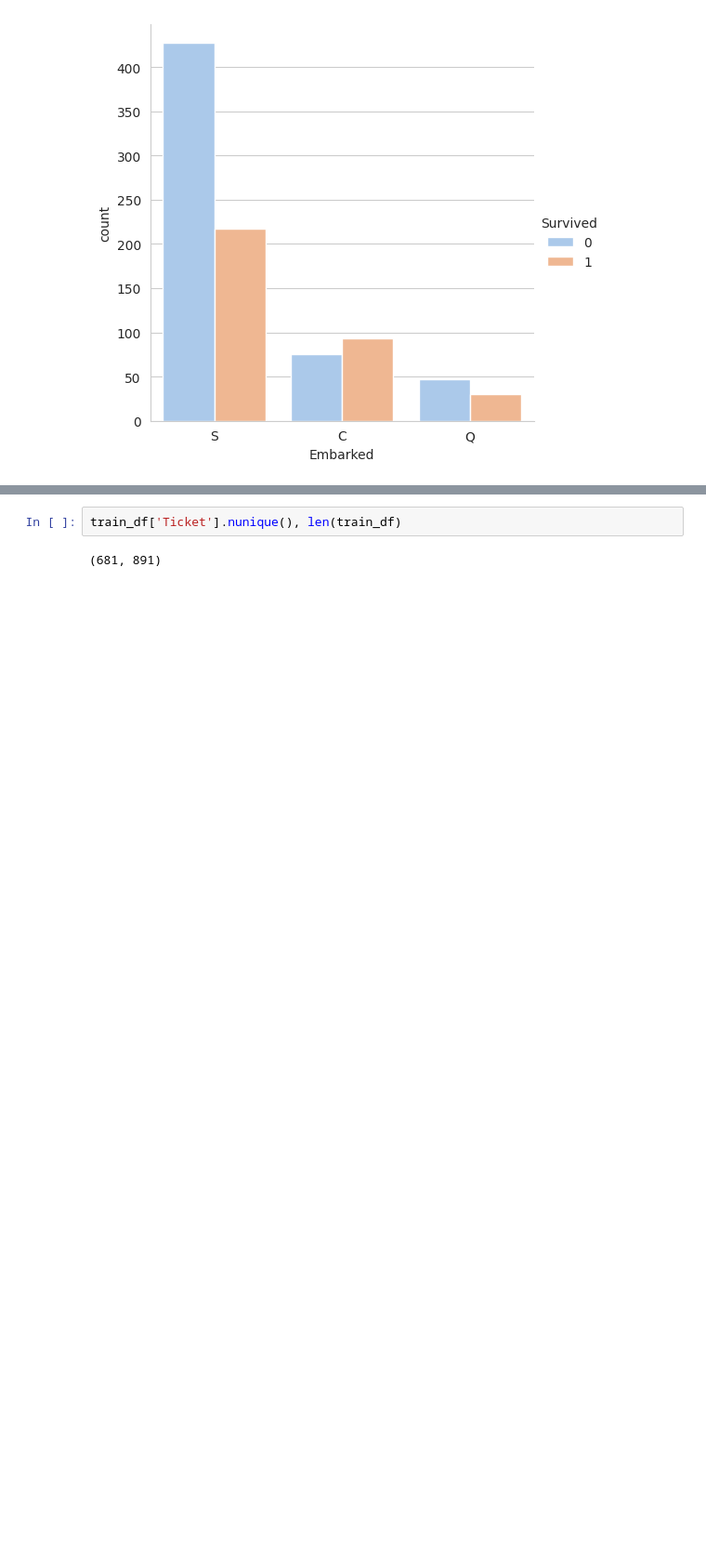
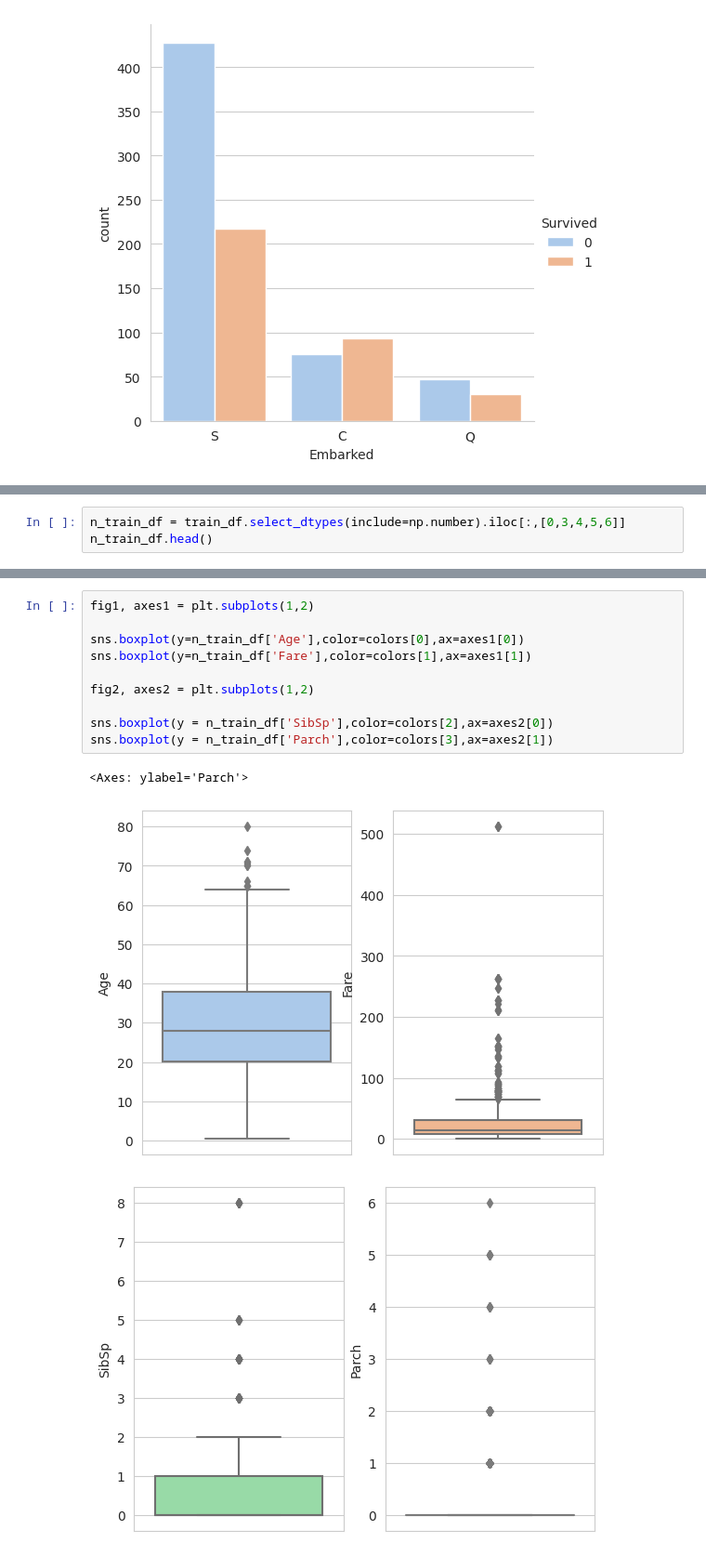
Before and after one commit to MKBD0102/Study, a Jupyter notebook: TitanicPractice_M.ipynb, the cells around one changed output, grey strips where cells are left out. Shown: that part at 93% size. Saved outputs shown, nothing was run; the diff lists cells and outputs as text; blank space fills up the shorter version.

```diff
--- a/TitanicPractice_M.ipynb
+++ b/TitanicPractice_M.ipynb
@@ -251,0 +254,3 @@ train_df.groupby(['Embarked','Survived']).size().unstack()
+# %%
+n_train_df = train_df.select_dtypes(include=np.number).iloc[:,[0,3,4,5,6]]
+n_train_df.head()
@@ -260,4 +272,14 @@ train_df.groupby(['Embarked','Survived']).size().unstack()
-# %%
-train_df['Ticket'].nunique(), len(train_df)
-# %% [output]
-(681, 891)
+# %%
+fig1, axes1 = plt.subplots(1,2)
+
+sns.boxplot(y=n_train_df['Age'],color=colors[0],ax=axes1[0])
+sns.boxplot(y=n_train_df['Fare'],color=colors[1],ax=axes1[1])
+
+fig2, axes2 = plt.subplots(1,2)
+
+sns.boxplot(y = n_train_df['SibSp'],color=colors[2],ax=axes2[0])
+sns.boxplot(y = n_train_df['Parch'],color=colors[3],ax=axes2[1])
+# %% [output]
+<Axes: ylabel='Parch'>
+[figure, added]
+[figure, added]
```
Also changed, not shown: parts of 3 cells of this notebook.
